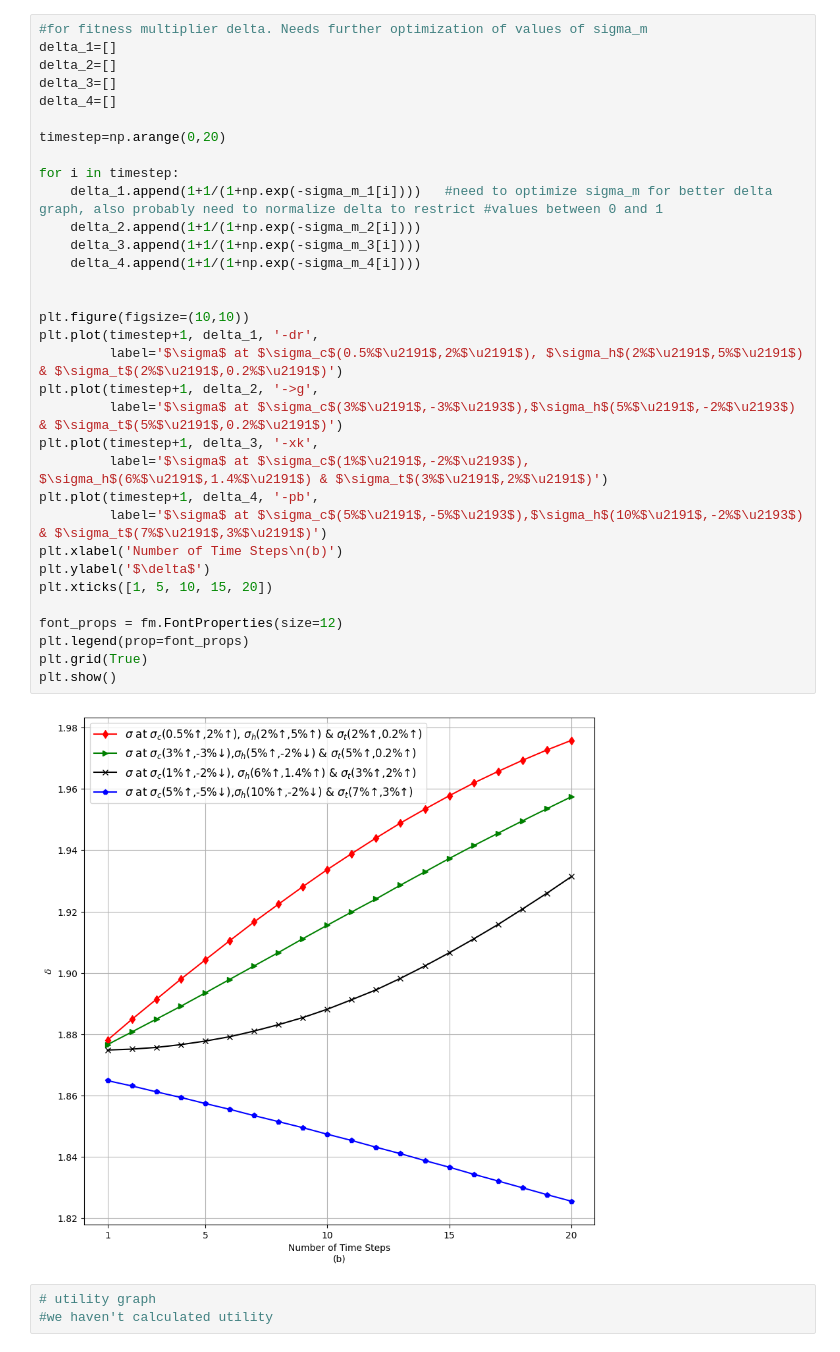
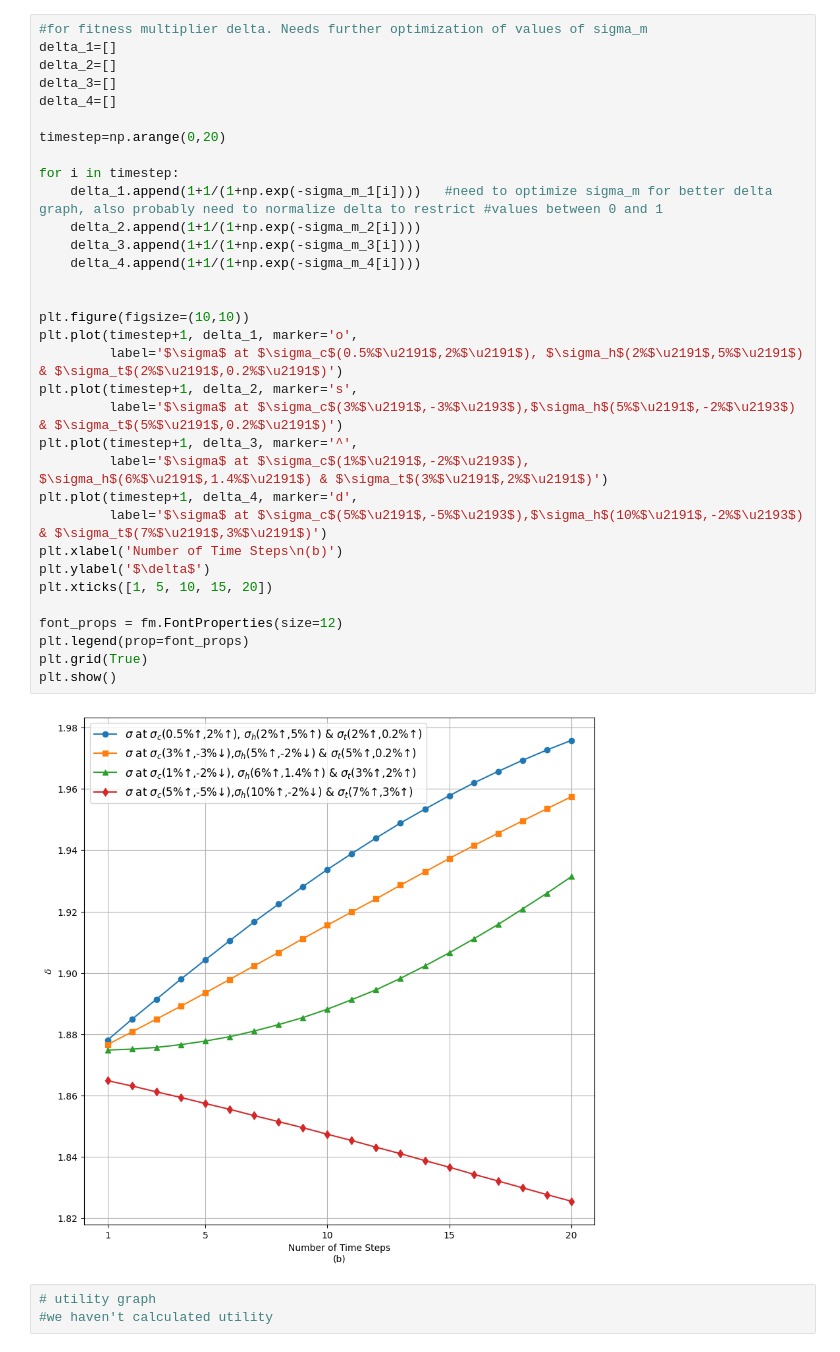
Before and after one commit to ARK159/Evolutionary-Theory, a Jupyter notebook: graph_evo.ipynb, the cells around one changed output. Saved outputs shown, nothing was run; the diff lists cells and outputs as text.

```diff
--- a/graph_evo.ipynb
+++ b/graph_evo.ipynb
@@ -290,38 +290,38 @@ plt.show()
 # %%
 #for fitness multiplier delta. Needs further optimization of values of sigma_m
 delta_1=[]
 delta_2=[]
 delta_3=[]
 delta_4=[]
 
 timestep=np.arange(0,20)
 
 for i in timestep:
     delta_1.append(1+1/(1+np.exp(-sigma_m_1[i])))   #need to optimize sigma_m for better delta graph, also probably need to normalize delta to restrict #values between 0 and 1
     delta_2.append(1+1/(1+np.exp(-sigma_m_2[i])))
     delta_3.append(1+1/(1+np.exp(-sigma_m_3[i])))
     delta_4.append(1+1/(1+np.exp(-sigma_m_4[i])))
 
 
 plt.figure(figsize=(10,10))
-plt.plot(timestep+1, delta_1, '-dr',
+plt.plot(timestep+1, delta_1, marker='o',
          label='$\sigma$ at $\sigma_c$(0.5%$\u2191$,2%$\u2191$), $\sigma_h$(2%$\u2191$,5%$\u2191$) & $\sigma_t$(2%$\u2191$,0.2%$\u2191$)')
-plt.plot(timestep+1, delta_2, '->g',
+plt.plot(timestep+1, delta_2, marker='s',
          label='$\sigma$ at $\sigma_c$(3%$\u2191$,-3%$\u2193$),$\sigma_h$(5%$\u2191$,-2%$\u2193$) & $\sigma_t$(5%$\u2191$,0.2%$\u2191$)')
-plt.plot(timestep+1, delta_3, '-xk',
+plt.plot(timestep+1, delta_3, marker='^',
          label='$\sigma$ at $\sigma_c$(1%$\u2191$,-2%$\u2193$), $\sigma_h$(6%$\u2191$,1.4%$\u2191$) & $\sigma_t$(3%$\u2191$,2%$\u2191$)')
-plt.plot(timestep+1, delta_4, '-pb',
+plt.plot(timestep+1, delta_4, marker='d',
          label='$\sigma$ at $\sigma_c$(5%$\u2191$,-5%$\u2193$),$\sigma_h$(10%$\u2191$,-2%$\u2193$) & $\sigma_t$(7%$\u2191$,3%$\u2191$)')
 plt.xlabel('Number of Time Steps\n(b)')
 plt.ylabel('$\delta$')
 plt.xticks([1, 5, 10, 15, 20])
 
 font_props = fm.FontProperties(size=12)
 plt.legend(prop=font_props)
 plt.grid(True)
 plt.show()
 # %% [output]
-[figure, old version]
+[figure, new version]
 # %%
 # utility graph
 #we haven't calculated utility
```
Also changed, not shown: parts of 4 cells of this notebook, 1 other file.
